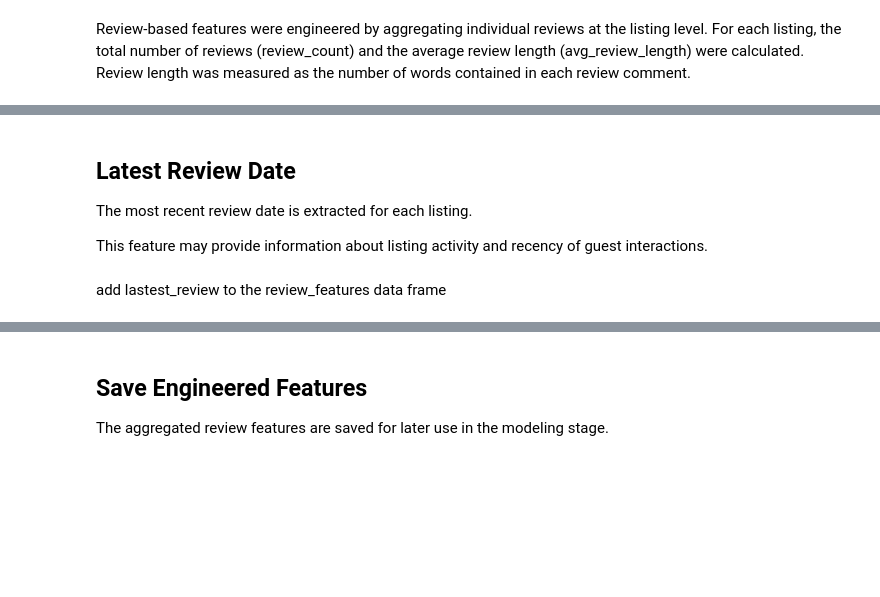
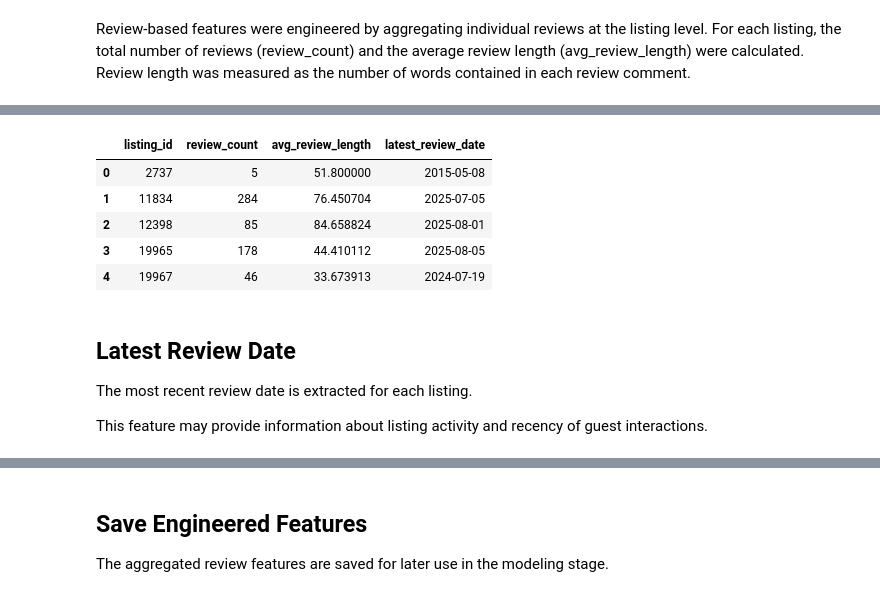
Before and after one commit to aantoo-cr/airbnb-rome-analysis, a Jupyter notebook: notebooks/03_reviews_analysis.ipynb, the cells around one changed output, grey strips where cells are left out. Saved outputs shown, nothing was run; the diff lists cells and outputs as text; code cells hidden in the pictures; blank space fills up the shorter version.

```diff
--- a/notebooks/03_reviews_analysis.ipynb
+++ b/notebooks/03_reviews_analysis.ipynb
@@ -183,3 +195,12 @@ latest_review.head()
+# %%
+review_features.head()
+# %% [output]
+|  | listing_id | review_count | avg_review_length | latest_review_date |
+| 0 | 2737 | 5 | 51.800000 | 2015-05-08 |
+| 1 | 11834 | 284 | 76.450704 | 2025-07-05 |
+| 2 | 12398 | 85 | 84.658824 | 2025-08-01 |
+| 3 | 19965 | 178 | 44.410112 | 2025-08-05 |
+| 4 | 19967 | 46 | 33.673913 | 2024-07-19 |
 # %% [markdown]
 ## Latest Review Date
 
@@ -194,5 +215,3 @@ latest_review = (
     .max()
     .reset_index(name="latest_review_date")
 )
-# %% [markdown]
-add lastest_review to the review_features data frame
```
Also changed, not shown: parts of 18 cells of this notebook, 1 other file.
